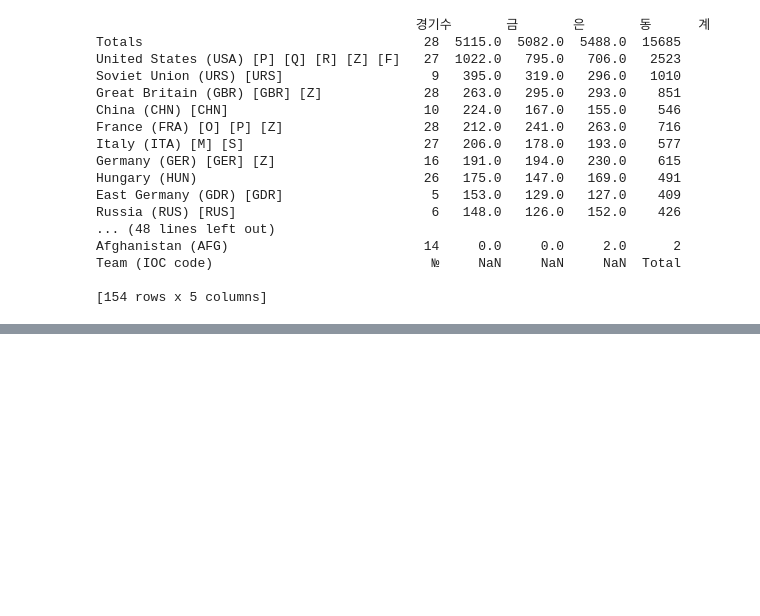
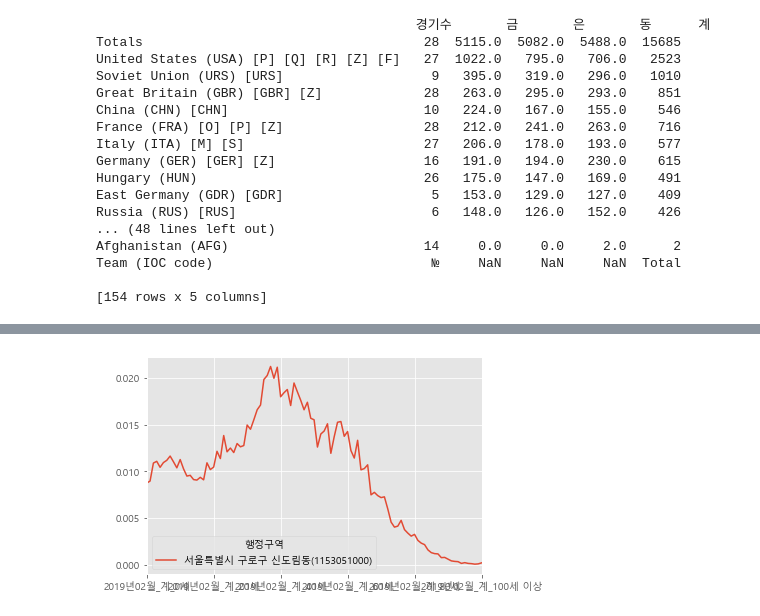
Before and after one commit to edgestory/DS, a Jupyter notebook: dawpy/unit15.ipynb, the cells around one changed output, grey strips where cells are left out. Saved outputs shown, nothing was run; the diff lists cells and outputs as text; code cells hidden in the pictures; blank space fills up the shorter version.

```diff
--- a/dawpy/unit15.ipynb
+++ b/dawpy/unit15.ipynb
@@ -67,0 +201,4 @@ summer.to_excel('하계올림픽메달.xlsx')
+# %%
+import pandas as pd
+df=pd.read_csv('age.csv', encoding='cp949', index_col=0)
+df.head()
@@ -67,0 +214,2 @@ summer.to_excel('하계올림픽메달.xlsx')
+# %%
+df=df.div(df['2019년02월_계_총인구수'],axis=0)
@@ -67,0 +240,5 @@ summer.to_excel('하계올림픽메달.xlsx')
+# %%
+name=input('원하는 지역의 이름을 입력해주세요:')
+a = df.index.str.contains(name)
+df2 = df[a]
+df2
@@ -67,0 +251,8 @@ summer.to_excel('하계올림픽메달.xlsx')
+# %%
+import matplotlib.pyplot as plt
+plt.rc('font',family='Malgun Gothic')
+plt.style.use('ggplot')
+df2.T.plot()
+plt.show()
+# %% [output]
+[figure, added]
```
Also changed, not shown: parts of 24 cells of this notebook, 1 other file.
